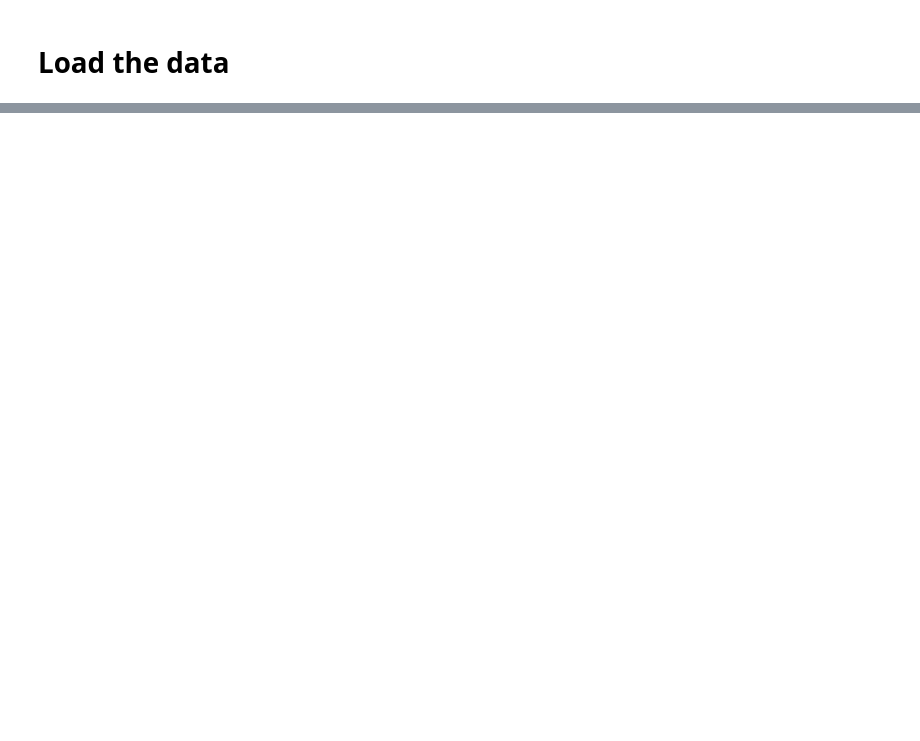
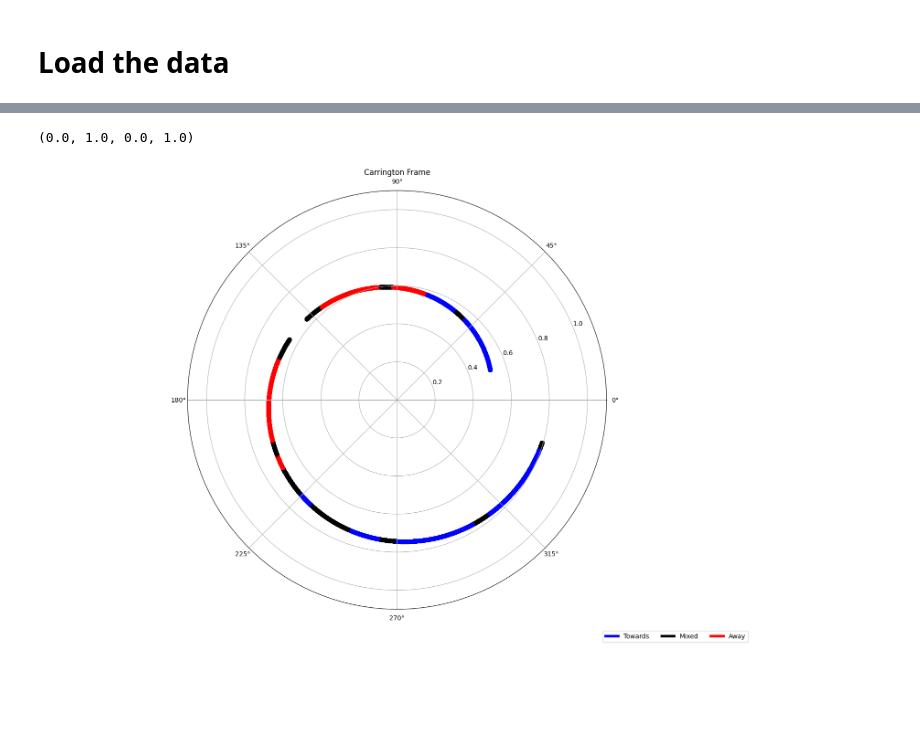
Before and after one commit to SolarOrbiterWorkshop/solo8_tutorials, a Jupyter notebook: MAG_tutorial/analysis.ipynb, the cells around one changed output, grey strips where cells are left out. Cells and saved outputs as stored; diff of their text form; code cells hidden in the pictures; blank space fills up the shorter version.

```diff
--- a/MAG_tutorial/analysis.ipynb
+++ b/MAG_tutorial/analysis.ipynb
@@ -94,0 +210,30 @@ EPOCH
+# %%
+fig = plt.figure(figsize = (20,15))
+gs = fig.add_gridspec(5, 1)
+ax_polar = fig.add_subplot(gs[:-1, 0], projection = 'polar')
+cax = fig.add_subplot(gs[-1, 0])
+
+data[['polarity']] = data[['polarity']].fillna(0)
+cmap = None
+solo_c = data["polarity"].values.astype('object')
+solo_c[solo_c==1] = 'red'
+solo_c[solo_c==-1] = 'blue'
+solo_c[solo_c==0] = 'black'
+
+
+# Carrington Frame
+cb = ax_polar.scatter(data["Carr_lon"] * np.pi/180, data['Radius'], c = solo_c)
+
+ax_polar.set_ylim(0, 1.1)
+ax_polar.set_title("Carrington Frame")
+
+
+from matplotlib.lines import Line2D
+custom_lines = [Line2D([0], [0], color='blue', lw=4, label = 'Towards'),
+            Line2D([0], [0], color='black', lw=4, label = 'Mixed'),
+            Line2D([0], [0], color='red', lw=4, label = 'Away')]
+cax.legend(handles=custom_lines, ncol=3)
+cax.axis('off')
+# %% [output]
+(0.0, 1.0, 0.0, 1.0)
+[figure, added]
```
Also changed, not shown: parts of 14 cells of this notebook, 4 other files.
